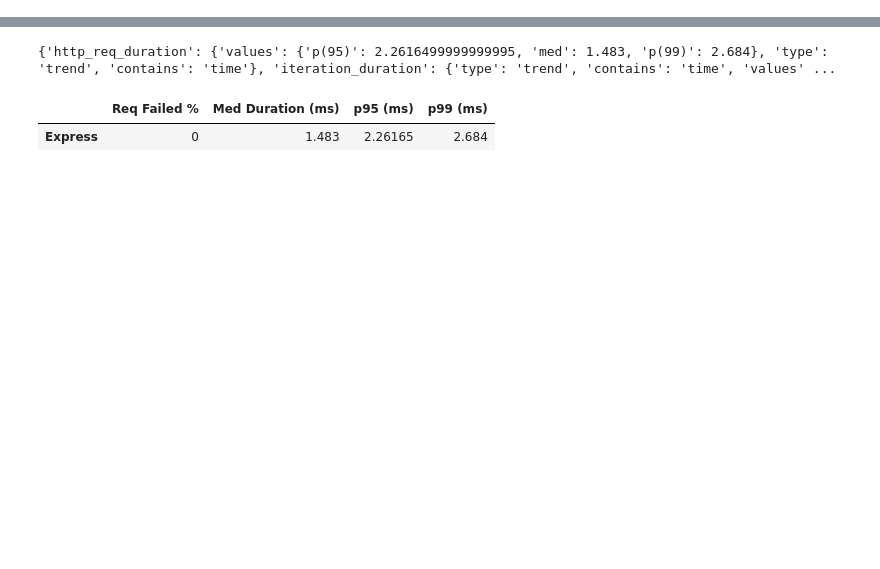
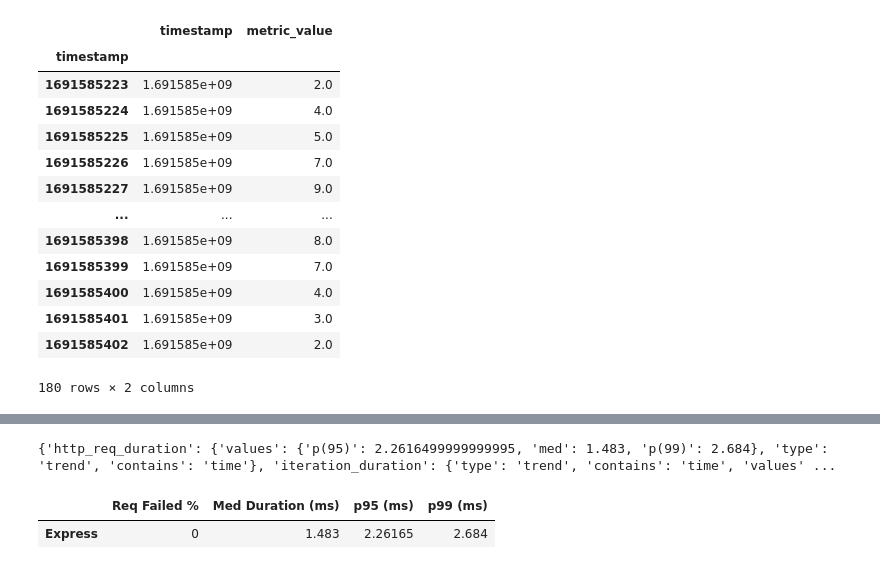
Before and after one commit to NateLeeP/api_load_test_project, a Jupyter notebook: timeseries_etl/timeseries_data_clean.ipynb, the cells around one changed output, grey strips where cells are left out. Saved outputs shown, nothing was run; the diff lists cells and outputs as text; code cells hidden in the pictures; blank space fills up the shorter version.

```diff
--- a/timeseries_etl/timeseries_data_clean.ipynb
+++ b/timeseries_etl/timeseries_data_clean.ipynb
@@ -5,3 +5,21 @@ import pandas.plotting.table as table
+# %%
+df = pd.read_csv('./csv/express_app_stress_test_timeseries.csv')
+df[df['metric_name'] == 'vus'][[ 'timestamp', 'metric_value']].groupby(df['timestamp']).median()
+# %% [output]
+|  | timestamp | metric_value |
+| timestamp |  |  |
+| 1691585223 | 1.691585e+09 | 2.0 |
+| 1691585224 | 1.691585e+09 | 4.0 |
+| 1691585225 | 1.691585e+09 | 5.0 |
+| 1691585226 | 1.691585e+09 | 7.0 |
+| 1691585227 | 1.691585e+09 | 9.0 |
+| ... | ... | ... |
+| 1691585398 | 1.691585e+09 | 8.0 |
+| 1691585399 | 1.691585e+09 | 7.0 |
+| 1691585400 | 1.691585e+09 | 4.0 |
+| 1691585401 | 1.691585e+09 | 3.0 |
+| 1691585402 | 1.691585e+09 | 2.0 |
+180 rows × 2 columns
 # %%
 ## Function that accepts a CSV file path as an argument and returns a dataframe.
 ## Dataframe has a 'timestamp' column and 'metric_value' column that corresponds to http_req_duration
```
Also changed, not shown: parts of 8 cells of this notebook, 1 other file.
